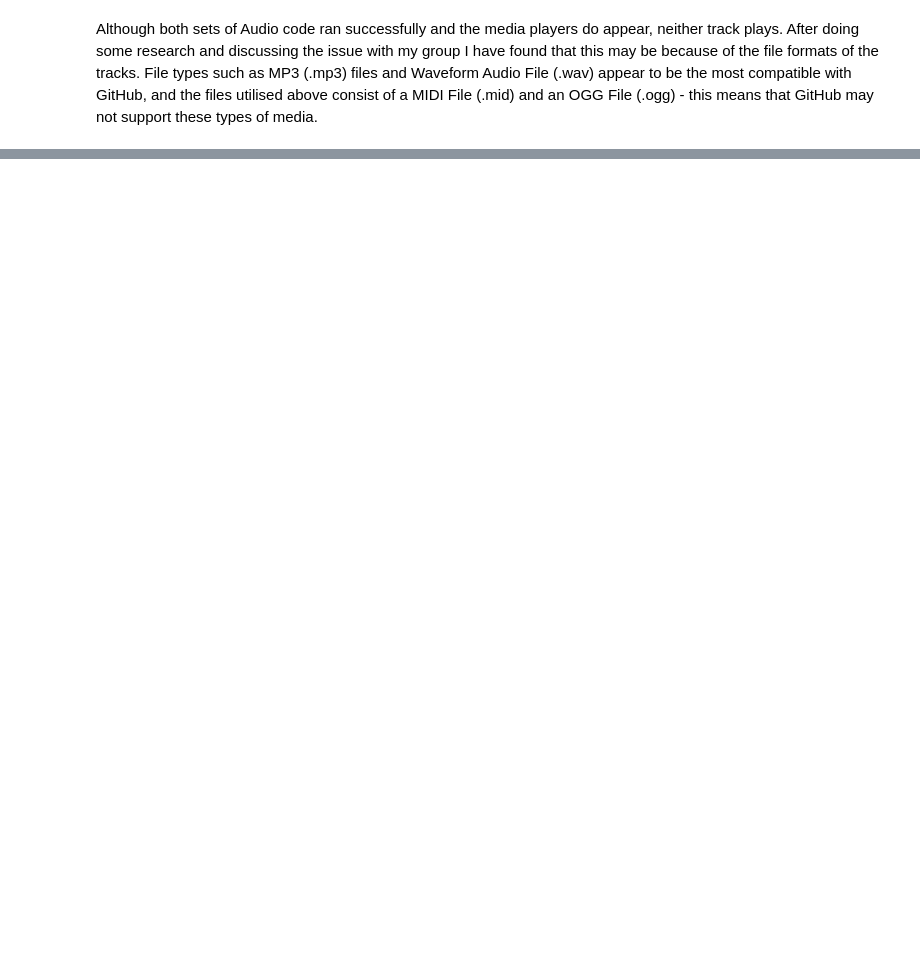
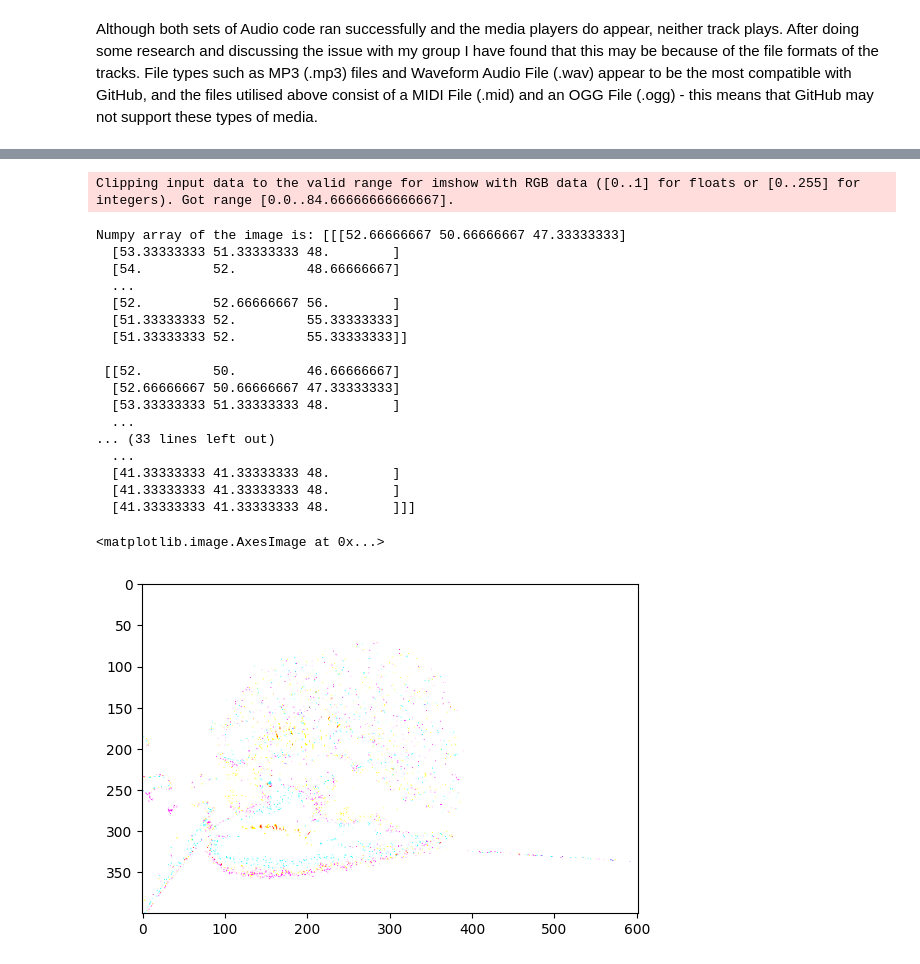
Before and after one commit to lannah2/ai-for-the-arts, a Jupyter notebook: coding_exercises.ipynb, the cells around one changed output, grey strips where cells are left out. Cells and saved outputs as stored; diff of their text form; code cells hidden in the pictures; blank space fills up the shorter version.

```diff
--- a/coding_exercises.ipynb
+++ b/coding_exercises.ipynb
@@ -422,0 +450,26 @@ Although both sets of Audio code ran successfully and the media players do appea
+# %%
+from matplotlib import pyplot
+test_picture_filtered = 2*test_picture/3
+print("Numpy array of the image is:", test_picture_filtered)
+pyplot.imshow(test_picture_filtered)
+# %% [output]
+Clipping input data to the valid range for imshow with RGB data ([0..1] for floats or [0..255] for integers). Got range [0.0..84.66666666666667].
+Numpy array of the image is: [[[52.66666667 50.66666667 47.33333333]
+  [53.33333333 51.33333333 48.        ]
+  [54.         52.         48.66666667]
+  ...
+  [52.         52.66666667 56.        ]
+  [51.33333333 52.         55.33333333]
+  [51.33333333 52.         55.33333333]]
+
+ [[52.         50.         46.66666667]
+  [52.66666667 50.66666667 47.33333333]
+  [53.33333333 51.33333333 48.        ]
+  ...
+... (33 lines left out)
+  ...
+  [41.33333333 41.33333333 48.        ]
+  [41.33333333 41.33333333 48.        ]
+  [41.33333333 41.33333333 48.        ]]]
+<matplotlib.image.AxesImage at 0x...>
+[figure, added]
```
Also changed, not shown: parts of 3 cells of this notebook.
